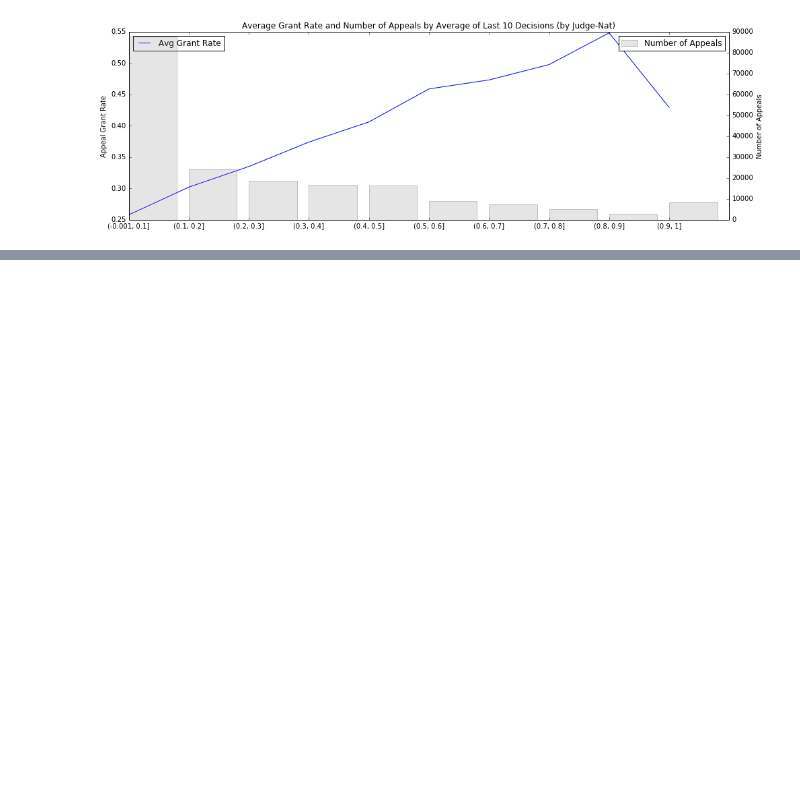
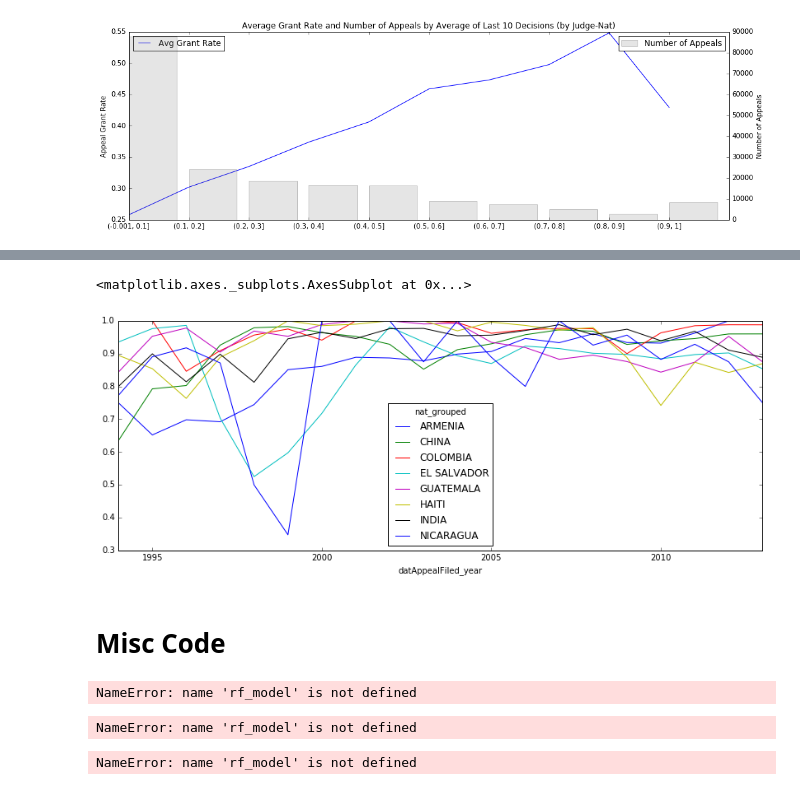
Before and after one commit to colinandrus/ml_course_project, a Jupyter notebook: notebooks/data_and_model_analysis.ipynb, the cells around one changed output, grey strips where cells are left out. Cells and saved outputs as stored; diff of their text form; code cells hidden in the pictures; blank space fills up the shorter version.

```diff
--- a/notebooks/data_and_model_analysis.ipynb
+++ b/notebooks/data_and_model_analysis.ipynb
@@ -165,0 +357,10 @@ last_10_judge = plot_feature(appeals, ['last_10_appeal_grant_by_judge_nat_bin'],
+# %%
+top_10_nat = likely_successes['nat_grouped'].value_counts().sort_values(ascending=False)[:8].index
+nat_ts = likely_successes[likely_successes['nat_grouped'].isin(top_10_nat)].groupby(
+    ['datAppealFiled_year', 'nat_grouped'])['appealed'].mean().unstack()
+nat_ts.plot(figsize=(14, 5))
+# %% [output]
+<matplotlib.axes._subplots.AxesSubplot at 0x...>
+[figure, added]
+# %% [markdown]
+# Misc Code
@@ -165,0 +391,12 @@ last_10_judge = plot_feature(appeals, ['last_10_appeal_grant_by_judge_nat_bin'],
+# %%
+pdp_plot(rf_model, X_train, 'comp_year', feature_is_cat=False)
+# %% [output]
+NameError: name 'rf_model' is not defined
+# %%
+pdp_plot(rf_model, X_train, 'strCustody', feature_is_cat=True)
+# %% [output]
+NameError: name 'rf_model' is not defined
+# %%
+pdp_plot(rf_model, X_train, 'nat_grouped', feature_is_cat=True, isolate_samples=1000, plot_samples=200, top_n=10, fi=rf_fi)
+# %% [output]
+NameError: name 'rf_model' is not defined
```
Also changed, not shown: parts of 20 cells of this notebook.
